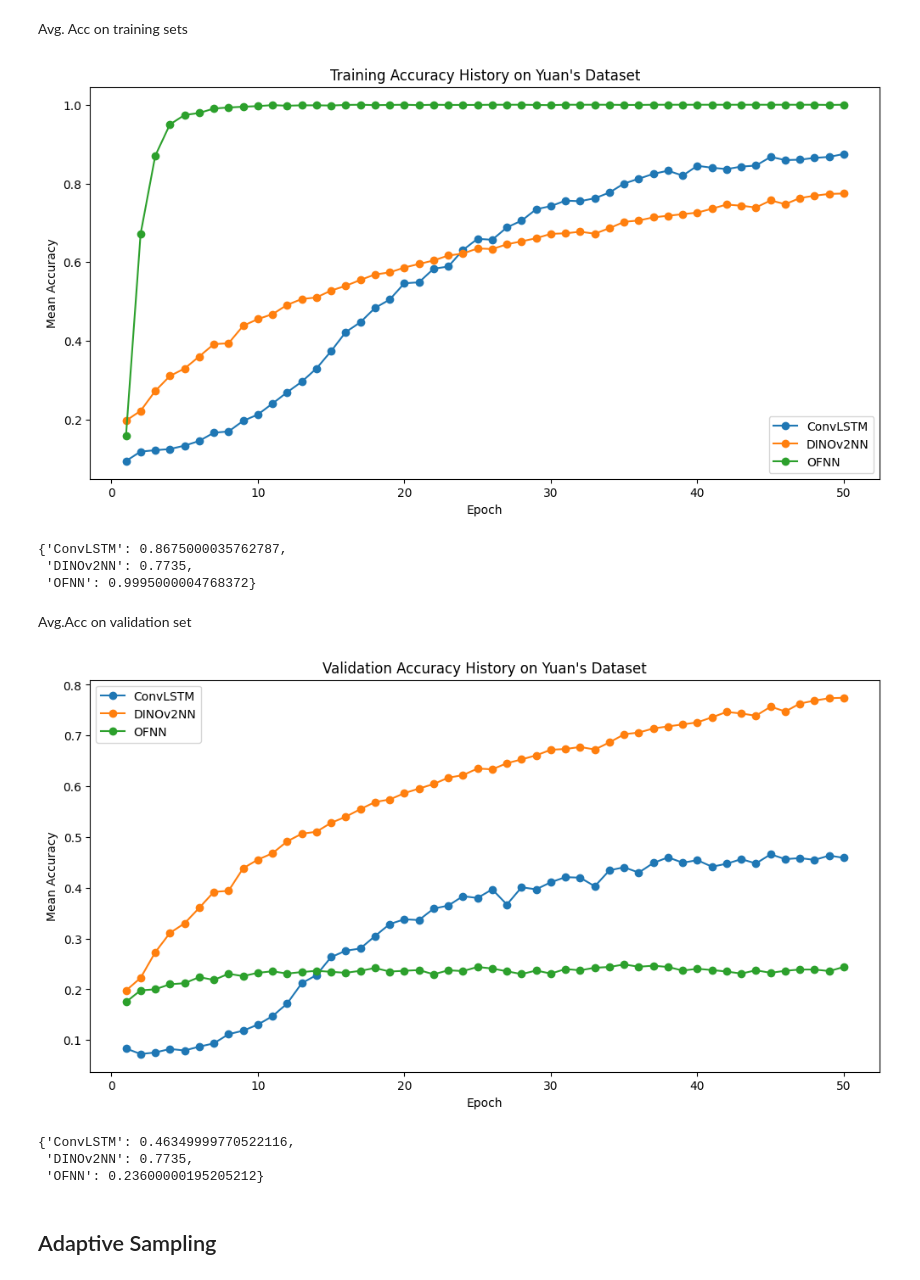
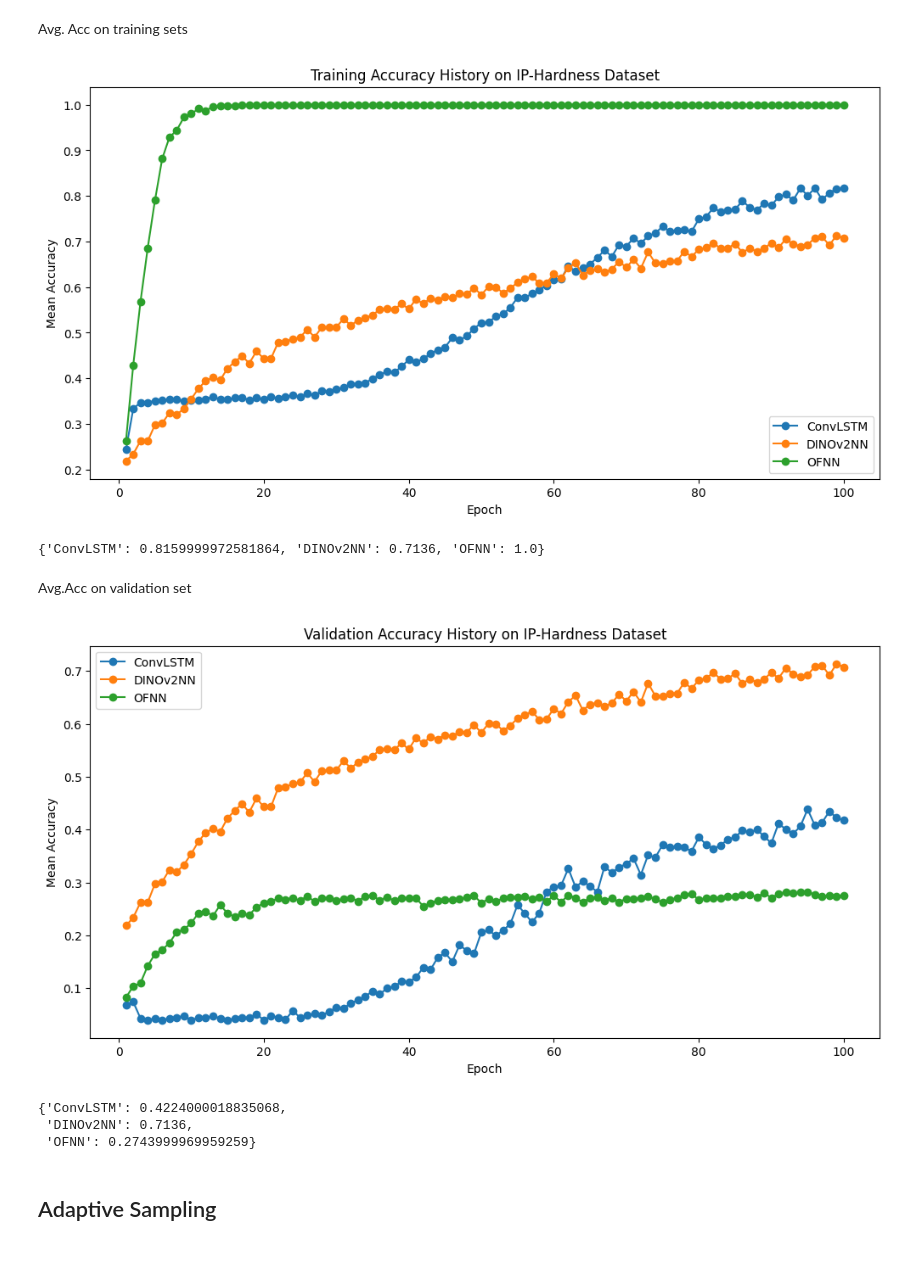
Before and after one commit to alapkshirsagar/active-tactile-hardness-classification, a Jupyter notebook: hardness_classification/visualize.ipynb, the cells around one changed output. Cells and saved outputs as stored; diff of their text form; code cells hidden in the pictures.

```diff
--- a/hardness_classification/visualize.ipynb
+++ b/hardness_classification/visualize.ipynb
@@ -41,41 +41,40 @@ def read_and_plot(file_paths, labels, title):
 
 # File paths and corresponding labels
 file_paths = [
-    'metrics\Comp_Model_Aug_10_final_yuan_ConvLSTM_train_accuracy_history.csv',
-    'metrics\Comp_Model_Aug_10_final_yuan_DINOv2NN_train_accuracy_history.csv',
-    'metrics\Comp_Model_Aug_10_final_yuan_OpticalFlowNN_train_accuracy_history.csv'
+    'metrics\Comp_Model_Aug_11_hardness_ConvLSTM_train_accuracy_history.csv',
+    'metrics\Comp_Model_Aug_11_hardness_DINOv2NN_train_accuracy_history.csv',
+    'metrics\Comp_Model_Aug_11_hardness_OpticalFlowNN_train_accuracy_history.csv'
 ]
+
 
 
 labels = ['ConvLSTM', 'DINOv2NN', 'OFNN']
 
 # Call the function with the file paths and labels
-read_and_plot(file_paths, labels, "Training Accuracy History on Yuan's Dataset")
+read_and_plot(file_paths, labels, "Training Accuracy History on IP-Hardness Dataset")
 # %% [output]
-[figure, old version]
+[figure, new version]
-{'ConvLSTM': 0.8675000035762787,
- 'DINOv2NN': 0.7735,
- 'OFNN': 0.9995000004768372}
+{'ConvLSTM': 0.8159999972581864, 'DINOv2NN': 0.7136, 'OFNN': 1.0}
 # %% [markdown]
 Avg.Acc on validation set
 # %%
 # File paths and corresponding labels
 file_paths = [
-    'metrics\Comp_Model_Aug_10_final_yuan_ConvLSTM_val_accuracy_history.csv',
-    'metrics\Comp_Model_Aug_10_final_yuan_DINOv2NN_val_accuracy_history.csv',
-    'metrics\Comp_Model_Aug_10_final_yuan_OpticalFlowNN_val_accuracy_history.csv'
+    'metrics\Comp_Model_Aug_11_hardness_ConvLSTM_val_accuracy_history.csv',
+    'metrics\Comp_Model_Aug_11_hardness_DINOv2NN_val_accuracy_history.csv',
+    'metrics\Comp_Model_Aug_11_hardness_OpticalFlowNN_val_accuracy_history.csv'
 ]
 
 
 labels = ['ConvLSTM', 'DINOv2NN', 'OFNN']
 
 # Call the function with the file paths and labels
-read_and_plot(file_paths, labels, "Validation Accuracy History on Yuan's Dataset")
+read_and_plot(file_paths, labels, "Validation Accuracy History on IP-Hardness Dataset")
 # %% [output]
-[figure, old version]
+[figure, new version]
-{'ConvLSTM': 0.46349999770522116,
- 'DINOv2NN': 0.7735,
- 'OFNN': 0.23600000195205212}
+{'ConvLSTM': 0.4224000018835068,
+ 'DINOv2NN': 0.7136,
+ 'OFNN': 0.2743999969959259}
 # %% [markdown]
 ## Adaptive Sampling
 # %% [markdown]
```
Also changed, not shown: 10 other files.
